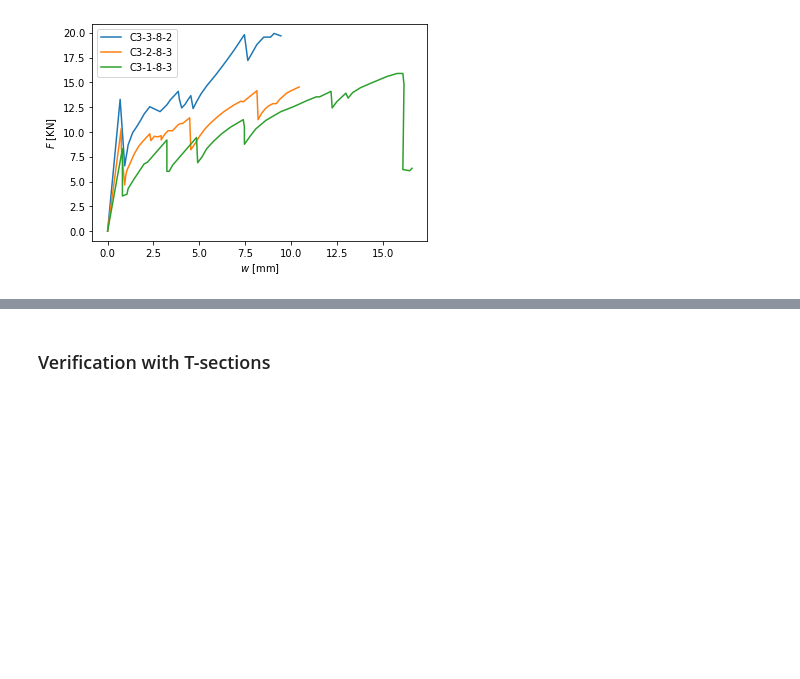
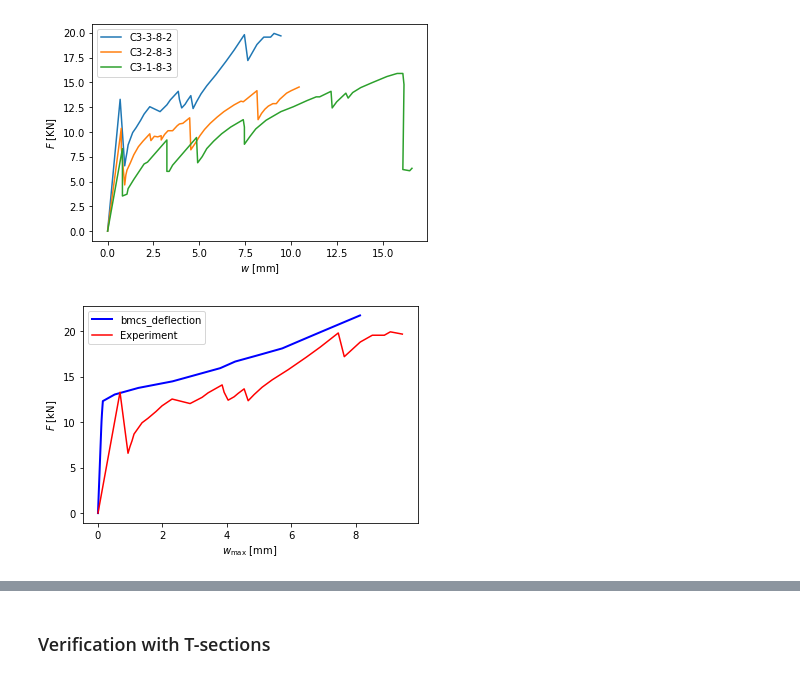
Before and after one commit to bmcs-group/bmcs_beam, a Jupyter notebook: notebooks/deflection_profile_verification.ipynb, the cells around one changed output, grey strips where cells are left out. Saved outputs shown, nothing was run; the diff lists cells and outputs as text; code cells hidden in the pictures; blank space fills up the shorter version.

```diff
--- a/notebooks/deflection_profile_verification.ipynb
+++ b/notebooks/deflection_profile_verification.ipynb
@@ -162,0 +106,30 @@ plt.legend(); plt.xlabel(r'$w$ [mm]'); plt.ylabel(r'$F$ [KN]');
+# %%
+# C3-3-8-2
+mc = MKappa(n_m=100, n_kappa = 100)
+dp = DeflectionProfile(mc=mc)
+dp.mc.low_kappa = 0
+dp.mc.high_kappa = 0.0003
+# Select the loading conditions, CONFIG_NAMES[0]: 3pb; CONFIG_NAMES[1]: 4pb
+dp.beam_design.beam_conf_name = BoundaryConditions.CONFIG_NAMES[0]
+
+dp.beam_design.L = 2 * 320
+
+map_and_assign_params_for_rectangular_section(dp.mc,
+            beta_tu = 2,  #  eps_tu/eps_cr
+            b = 200,
+            h = 99,
+            rho = 0.00234,
+            v_f = 0.0,
+            E = 44429 * 0.7,
+            E_s = 244835 * 0.20, #Warp:244835, Weft:243828
+            f_sy = 3221 , #Warp:3221, Weft:3334
+            eps_cr = 0.0002616,
+            omega = 0.28/0.2616, #eps_cy/eps_cr
+            psi = 13.2/0.2616, #eps_sy_j/eps_cr
+            mu = 0.0, #σp/σcr
+            alpha = 0.77, #z_j/h
+            lambda_cu = 2.92/0.2616) #eps_cu/eps_cr
+
+plot_fw_ver(dp.mc, ver_data)
+# %% [output]
+[figure, added]
```
Also changed, not shown: parts of 16 cells of this notebook, 1 other file.
